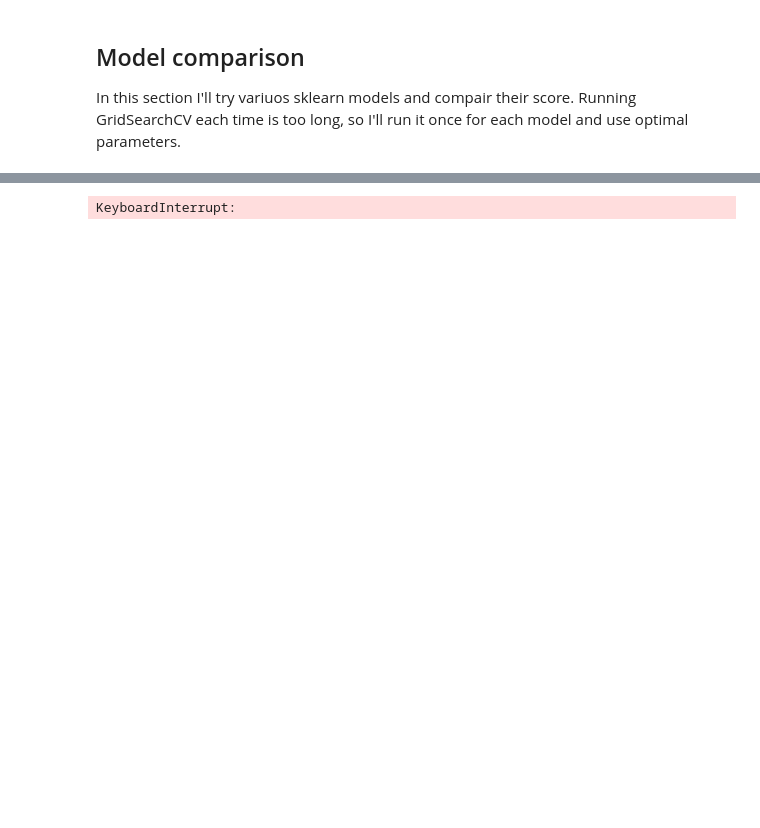
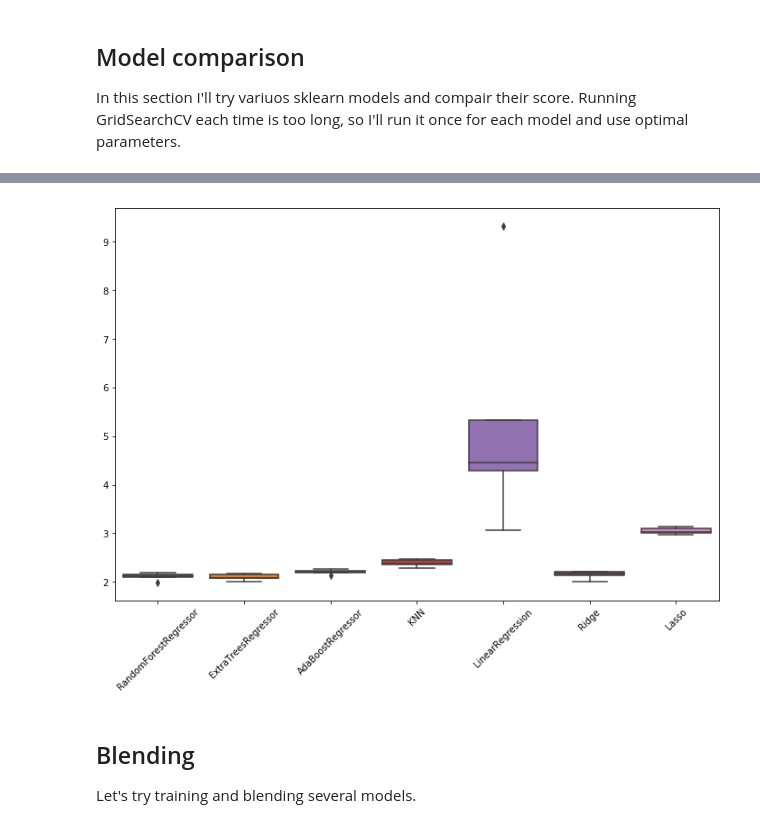
Before and after one commit to kuo77122/Kaggle, a Jupyter notebook: LANL-Earthquake-Prediction/code/kernals-from-Andrew/feature-selection-model-interpretation-and-more.ipynb, the cells around one changed output, grey strips where cells are left out. Saved outputs shown, nothing was run; the diff lists cells and outputs as text; code cells hidden in the pictures; blank space fills up the shorter version.

```diff
--- a/LANL-Earthquake-Prediction/code/kernals-from-Andrew/feature-selection-model-interpretation-and-more.ipynb
+++ b/LANL-Earthquake-Prediction/code/kernals-from-Andrew/feature-selection-model-interpretation-and-more.ipynb
@@ -676,6 +519,6 @@ rfr = RandomForestRegressor()
 # print('Best parameters: {}'.format(grid_search.best_params_))
 # rfr = RandomForestRegressor(**grid_search.best_params_)
 rfr = RandomForestRegressor(n_estimators=50, max_depth=5)
-oof_rfr, prediction_rfr, scores_rfr = train_model(X, X_test, y, params=params, folds=folds, model_type='sklearn', model=rfr)
-print(scores_rfr)
+result_dict_rfr = artgor_utils.train_model_regression(X, X_test, y, params=params, folds=folds, model_type='sklearn', model=rfr)
+# print(scores_rfr)
 # %% [output]
@@ -699,17 +668,16 @@ Wall time: 3min 7s
 # %%
 %%time
-linreg = linear_model.LinearRegression(normalize=True, copy_X=True, n_jobs=-1)
+etr = ExtraTreesRegressor()
 
-# parameter_grid = {'n_estimators': [50, 60],
-#                   'max_depth': [5, 10]
+# parameter_grid = {'n_estimators': [500, 1000],
+#                   'max_depth': [5, 10, 20]
 #                  }
 
 # grid_search = GridSearchCV(rfr, param_grid=parameter_grid, cv=folds, scoring='neg_mean_absolute_error', n_jobs=-1)
 # grid_search.fit(X, y)
 # print('Best score: {}'.format(grid_search.best_score_))
 # print('Best parameters: {}'.format(grid_search.best_params_))
-# rfr = RandomForestRegressor(**grid_search.best_params_)
-# rfr = RandomForestRegressor(n_estimators=50, max_depth=5)
-oof_linreg, prediction_linreg, scores_linreg = train_model(X, X_test, y, params=params, folds=folds, model_type='sklearn', model=linreg)
-# print(scores_linreg)
+# etr = ExtraTreesRegressor(**grid_search.best_params_)
+etr = ExtraTreesRegressor(n_estimators=1000, max_depth=10)
+result_dict_etr = artgor_utils.train_model_regression(X, X_test, y, params=params, folds=folds, model_type='sklearn', model=etr)
 # %% [output]
@@ -733,14 +702,14 @@ Wall time: 15.6 s
 # %%
 %%time
-ridge = linear_model.Ridge(normalize=True)
+adr = AdaBoostRegressor()
 
-parameter_grid = {'alpha': [0.1, 1.0, 10.0]}
+parameter_grid = {'n_estimators': [10, 50],
+                 }
 
-grid_search = GridSearchCV(ridge, param_grid=parameter_grid, cv=folds, scoring='neg_mean_absolute_error', n_jobs=-1)
+grid_search = GridSearchCV(adr, param_grid=parameter_grid, cv=folds, scoring='neg_mean_absolute_error', n_jobs=-1)
 grid_search.fit(X, y)
 print('Best score: {}'.format(grid_search.best_score_))
 print('Best parameters: {}'.format(grid_search.best_params_))
-ridge = linear_model.Ridge(**grid_search.best_params_, normalize=True)
-oof_ridge, prediction_ridge, scores_ridge = train_model(X, X_test, y, params=params, folds=folds, model_type='sklearn', model=ridge)
-# print(scores_ridge)
+adr = AdaBoostRegressor(**grid_search.best_params_)
+result_dict_adr = artgor_utils.train_model_regression(X, X_test, y, params=params, folds=folds, model_type='sklearn', model=adr)
 # %% [output]
@@ -824,16 +735,0 @@ Wall time: 7.95 s
-# %%
-%%time
-etr = ExtraTreesRegressor()
-
-parameter_grid = {'n_estimators': [500, 1000],
-                  'max_depth': [5, 10, 20]
-                 }
-
-grid_search = GridSearchCV(rfr, param_grid=parameter_grid, cv=folds, scoring='neg_mean_absolute_error', n_jobs=-1)
-grid_search.fit(X, y)
-print('Best score: {}'.format(grid_search.best_score_))
-print('Best parameters: {}'.format(grid_search.best_params_))
-etr = ExtraTreesRegressor(**grid_search.best_params_)
-oof_etr, prediction_etr, scores_etr = train_model(X, X_test, y, params=params, folds=folds, model_type='sklearn', model=etr)
-# %% [output]
-KeyboardInterrupt:
@@ -865,13 +736,18 @@ oof_adr, prediction_adr, scores_adr = train_model(X, X_test, y, params=params, f
 # %%
 plt.figure(figsize=(12, 8));
-scores_df = pd.DataFrame({'RandomForestRegressor': scores_rfr})
-scores_df['ExtraTreesRegressor'] = scores_etr
-scores_df['AdaBoostRegressor'] = scores_adr
-scores_df['KNN'] = scores_knn
-scores_df['LinearRegression'] = scores_linreg
-scores_df['Ridge'] = scores_ridge
-scores_df['Lasso'] = scores_lasso
-scores_df['Huber'] = scores_huber
+scores_df = pd.DataFrame({'RandomForestRegressor': result_dict_rfr['scores']})
+scores_df['ExtraTreesRegressor'] = result_dict_etr['scores']
+scores_df['AdaBoostRegressor'] = result_dict_adr['scores']
+scores_df['KNN'] = result_dict_knn['scores']
+scores_df['LinearRegression'] = result_dict_linreg['scores']
+scores_df['Ridge'] = result_dict_ridge['scores']
+scores_df['Lasso'] = result_dict_lasso['scores']
 
 sns.boxplot(data=scores_df);
 plt.xticks(rotation=45);
+# %% [output]
+[figure, added]
+# %% [markdown]
+## Blending
+
+Let's try training and blending several models.
```
Also changed, not shown: parts of 49 cells of this notebook, 3 other files.
